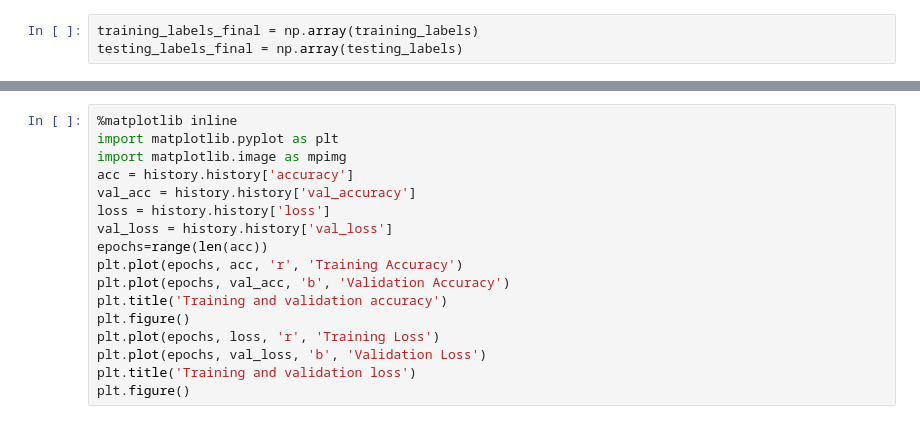
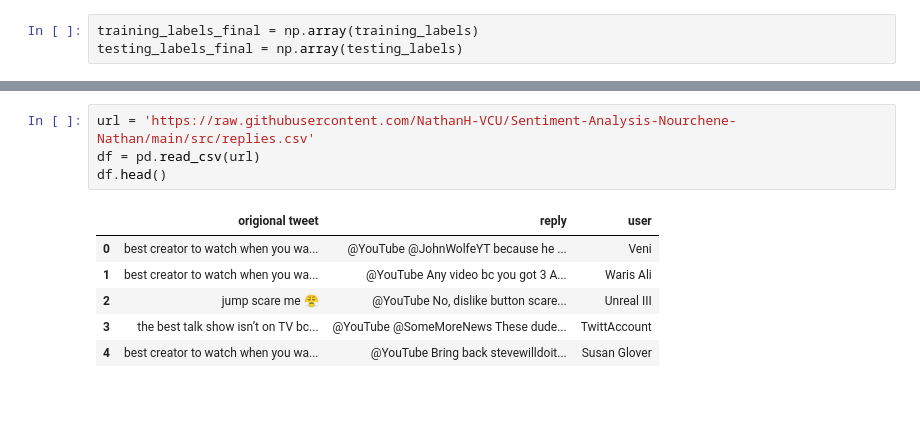
Before and after one commit to NathanH-VCU/Access-Twitter-API, a Jupyter notebook: Sentiment_Analysis.ipynb, the cells around one changed output, grey strips where cells are left out. Cells and saved outputs as stored; diff of their text form.

```diff
--- a/Sentiment_Analysis.ipynb
+++ b/Sentiment_Analysis.ipynb
@@ -157,17 +168,11 @@ ValueError: ignored
-# %%
-%matplotlib inline
-import matplotlib.pyplot as plt
-import matplotlib.image as mpimg
-acc = history.history['accuracy']
-val_acc = history.history['val_accuracy']
-loss = history.history['loss']
-val_loss = history.history['val_loss']
-epochs=range(len(acc))
-plt.plot(epochs, acc, 'r', 'Training Accuracy')
-plt.plot(epochs, val_acc, 'b', 'Validation Accuracy')
-plt.title('Training and validation accuracy')
-plt.figure()
-plt.plot(epochs, loss, 'r', 'Training Loss')
-plt.plot(epochs, val_loss, 'b', 'Validation Loss')
-plt.title('Training and validation loss')
-plt.figure()
+# %%
+url = 'https://raw.githubusercontent.com/NathanH-VCU/Sentiment-Analysis-Nourchene-Nathan/main/src/replies.csv'
+df = pd.read_csv(url)
+df.head()
+# %% [output]
+|  | origional tweet | reply | user |
+| 0 | best creator to watch when you wa... | @YouTube @JohnWolfeYT because he ... | Veni |
+| 1 | best creator to watch when you wa... | @YouTube Any video bc you got 3 A... | Waris Ali |
+| 2 | jump scare me 😤 | @YouTube No, dislike button scare... | Unreal III |
+| 3 | the best talk show isn’t on TV bc... | @YouTube @SomeMoreNews These dude... | TwittAccount |
+| 4 | best creator to watch when you wa... | @YouTube Bring back stevewilldoit... | Susan Glover |
```
Also changed, not shown: parts of 9 cells of this notebook.
